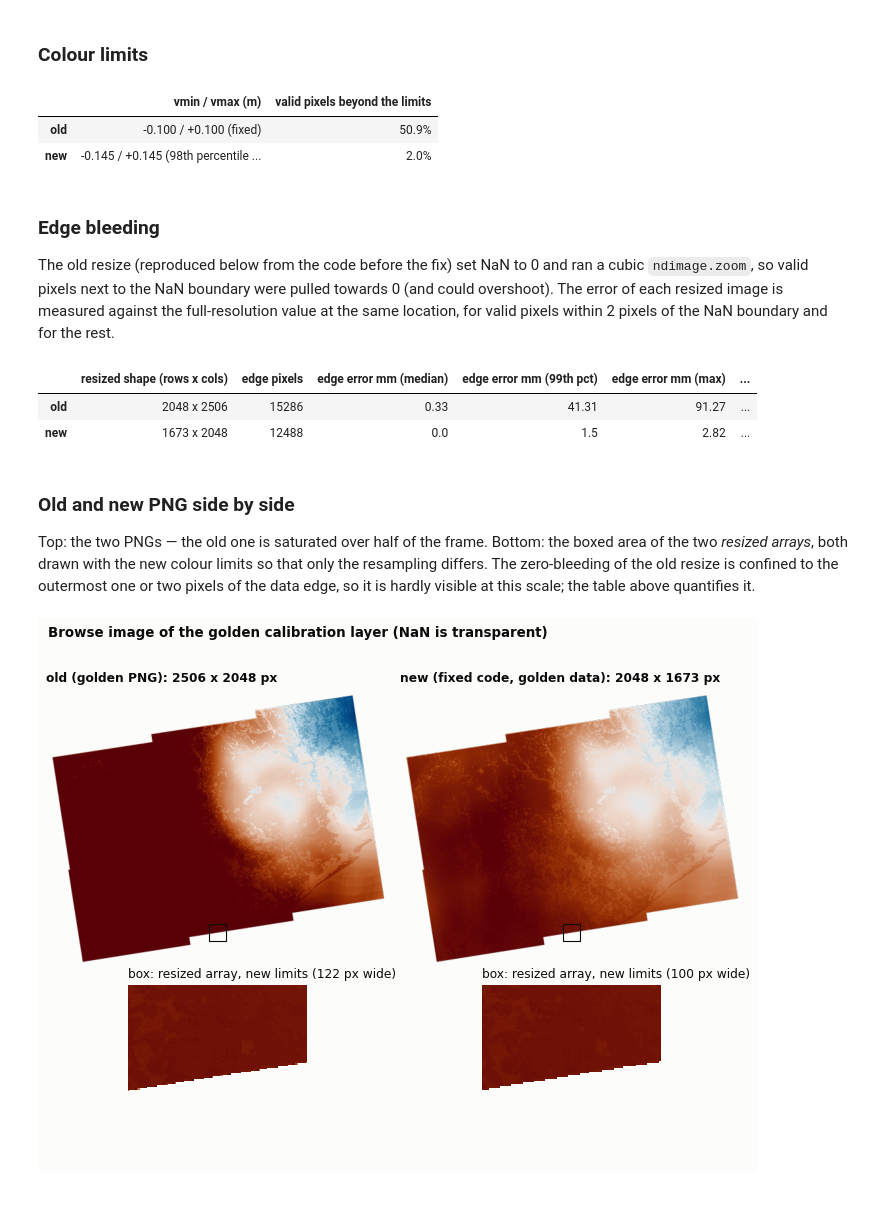
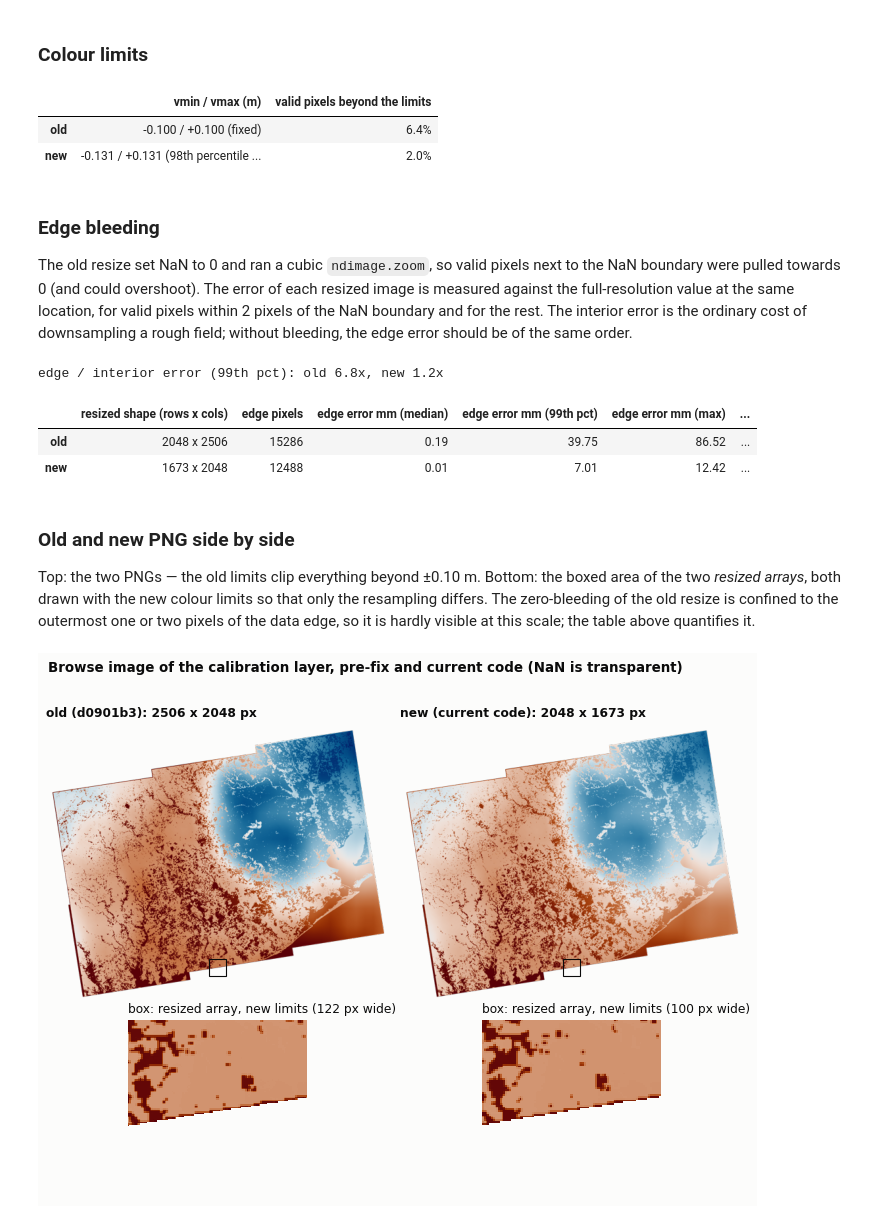
Before and after one commit to mgovorcin/cal-disp, a Jupyter notebook: docs/notebooks/07_cf_attrs_and_browse.ipynb, the cells around one changed output. Saved outputs shown, nothing was run; the diff lists cells and outputs as text; code cells hidden in the pictures.

```diff
--- a/docs/notebooks/07_cf_attrs_and_browse.ipynb
+++ b/docs/notebooks/07_cf_attrs_and_browse.ipynb
@@ -99,0 +123,14 @@ fixed product: fixed_run/output/OPERA_L4_DISP-CAL-S1_IW_F08882_VV_20220111T00265
+# %%
+import subprocess
+import types
+
+OLD_COMMIT = "d0901b3"  # gamma-release before the product fixes (d0548bf..79ab02a)
+
+
+def old_module(rel_path: str) -> types.ModuleType:
+    """Import one module of the pre-fix code straight from git history."""
+    src = subprocess.check_output(["git", "-C", str(REPO), "show", f"{OLD_COMMIT}:{rel_path}"], text=True)
+    mod = types.ModuleType("old_" + Path(rel_path).stem.strip("_"))
+    mod.__file__ = f"{OLD_COMMIT}:{rel_path}"
+    exec(compile(src, mod.__file__, "exec"), mod.__dict__)
+    return mod
@@ -265,37 +366,27 @@ input array modified by make_browse_image_from_arr: False
 ### Colour limits
 # %%
 absval = np.abs(cal[valid])
-vmax_new = limits[1]
 colour = pd.DataFrame({
     "old": {"vmin / vmax (m)": "-0.100 / +0.100 (fixed)", "valid pixels beyond the limits": f"{(absval > 0.10).mean():.1%}"},
     "new": {"vmin / vmax (m)": f"{limits[0]:+.3f} / {limits[1]:+.3f} (98th percentile of |value|, symmetric)",
-            "valid pixels beyond the limits": f"{(absval > vmax_new).mean():.1%}"},
+            "valid pixels beyond the limits": f"{(absval > limits[1]).mean():.1%}"},
 }).T
 assert limits[0] == -limits[1] and limits == symmetric_limits(cal)
 colour
 # %% [output]
 |  | vmin / vmax (m) | valid pixels beyond the limits |
-| old | -0.100 / +0.100 (fixed) | 50.9% |
-| new | -0.145 / +0.145 (98th percentile ... | 2.0% |
+| old | -0.100 / +0.100 (fixed) | 6.4% |
+| new | -0.131 / +0.131 (98th percentile ... | 2.0% |
 # %% [markdown]
 ### Edge bleeding
 
-The old resize (reproduced below from the code before the fix) set NaN to 0 and ran a cubic
-`ndimage.zoom`, so valid pixels next to the NaN boundary were pulled towards 0 (and could
-overshoot). The error of each resized image is measured against the full-resolution value
-at the same location, for valid pixels within 2 pixels of the NaN boundary and for the rest.
+The old resize set NaN to 0 and ran a cubic `ndimage.zoom`, so valid pixels next to the
+NaN boundary were pulled towards 0 (and could overshoot). The error of each resized image
+is measured against the full-resolution value at the same location, for valid pixels
+within 2 pixels of the NaN boundary and for the rest. The interior error is the ordinary
+cost of downsampling a rough field; without bleeding, the edge error should be of the
+same order.
 # %%
-def old_resize(arr, max_dim_allowed=2048):
-    """browse_image._resize_to_max_pixel_dim before the fix (run on a copy)."""
-    arr = arr.copy()
-    scaling_ratio = max([max_dim_allowed / xy for xy in arr.shape])
-    nan_mask = np.isnan(arr)
-    arr[nan_mask] = 0
-    arr = ndimage.zoom(arr, scaling_ratio)
-    arr[ndimage.zoom(nan_mask, scaling_ratio, order=0)] = np.nan
-    return arr
-
-
 def sampled_truth(arr, shape):
     """Full-resolution values at the locations of the resized pixels."""
     rows = np.round(np.arange(shape[0]) * (arr.shape[0] - 1) / (shape[0] - 1)).astype(int)
@@ -303,7 +394,6 @@ def sampled_truth(arr, shape):
     return arr[np.ix_(rows, cols)]
 
 
-resized = {"old": old_resize(cal), "new": _resize_to_max_pixel_dim(cal, 2048)}
 rows = {}
 for label, img in resized.items():
     truth = sampled_truth(cal, img.shape)
@@ -318,16 +408,21 @@ for label, img in resized.items():
         "edge error mm (max)": round(float(err[edge].max()), 2),
         "interior error mm (99th pct)": round(float(np.percentile(err[both & ~edge], 99)), 2),
     }
-pd.DataFrame(rows).T
+edge_table = pd.DataFrame(rows).T
+assert edge_table.loc["new", "edge error mm (99th pct)"] < edge_table.loc["old", "edge error mm (99th pct)"]
+ratio = {k: edge_table.loc[k, "edge error mm (99th pct)"] / edge_table.loc[k, "interior error mm (99th pct)"] for k in resized}
+print(f"edge / interior error (99th pct): old {ratio['old']:.1f}x, new {ratio['new']:.1f}x")
+edge_table
 # %% [output]
+edge / interior error (99th pct): old 6.8x, new 1.2x
 |  | resized shape (rows x cols) | edge pixels | edge error mm (median) | edge error mm (99th pct) | edge error mm (max) | ... |
-| old | 2048 x 2506 | 15286 | 0.33 | 41.31 | 91.27 | ... |
-| new | 1673 x 2048 | 12488 | 0.0 | 1.5 | 2.82 | ... |
+| old | 2048 x 2506 | 15286 | 0.19 | 39.75 | 86.52 | ... |
+| new | 1673 x 2048 | 12488 | 0.01 | 7.01 | 12.42 | ... |
 # %% [markdown]
 ### Old and new PNG side by side
 
-Top: the two PNGs — the old one is saturated over half of the frame. Bottom: the boxed
-area of the two *resized arrays*, both drawn with the new colour limits so that only the
+Top: the two PNGs — the old limits clip everything beyond ±0.10 m. Bottom: the boxed area
+of the two *resized arrays*, both drawn with the new colour limits so that only the
 resampling differs. The zero-bleeding of the old resize is confined to the outermost one
 or two pixels of the data edge, so it is hardly visible at this scale; the table above
 quantifies it.
@@ -350,41 +445,41 @@ def load(path, max_side=None):
         return np.asarray(im)
 
 
-# A crop on the NaN boundary, at the same relative position in both images
+# A box on the NaN boundary, at the same relative position in both images
 new_img = resized["new"]
 boundary = np.isfinite(new_img) & ndimage.binary_dilation(np.isnan(new_img))
 rr, cc = np.nonzero(boundary)
 pick = np.argmin(np.abs(rr - new_img.shape[0] * 0.55) + np.abs(cc - new_img.shape[1] * 0.5))
 fy, fx = rr[pick] / new_img.shape[0], cc[pick] / new_img.shape[1]
 
 fig, axes = plt.subplots(2, 2, figsize=(9, 6.9), gridspec_kw={"height_ratios": [1, 0.62]})
-panels = [("old", "old (golden PNG)", GOLDEN_PNG), ("new", "new (fixed code, golden data)", new_png)]
+panels = [("old", f"old ({OLD_COMMIT})", old_png), ("new", "new (current code)", new_png)]
 for col, (key, label, path) in enumerate(panels):
     with Image.open(path) as im:
         w, h = im.size
     axes[0, col].imshow(load(path, 520))
     axes[0, col].set_title(f"{label}: {w} x {h} px")
     img = resized[key]
-    assert img.shape == (h, w)
+    assert img.shape == (h, w), (img.shape, (h, w))  # the PNG is the resized array
     half = int(0.03 * h)
     r0, c0 = int(fy * h), int(fx * w)
     crop = img[max(r0 - half, 0) : r0 + half, max(c0 - half, 0) : c0 + half]
     axes[1, col].imshow(crop, cmap=DEFAULT_CMAP, vmin=limits[0], vmax=limits[1], interpolation="nearest")
     axes[1, col].set_title(f"box: resized array, new limits ({crop.shape[1]} px wide)", fontweight="normal")
     # outline of the crop in the overview
     s = 520 / max(w, h)
     axes[0, col].add_patch(plt.Rectangle(((c0 - half) * s, (r0 - half) * s), 2 * half * s, 2 * half * s,
                                          fill=False, edgecolor=INK, linewidth=1))
 for ax in axes.ravel():
     ax.set_xticks([])
     ax.set_yticks([])
     for spine in ax.spines.values():
         spine.set_visible(False)
-fig.suptitle("Browse image of the golden calibration layer (NaN is transparent)", x=0.02, y=0.995, ha="left", fontweight="bold")
+fig.suptitle("Browse image of the calibration layer, pre-fix and current code (NaN is transparent)", x=0.02, y=0.995, ha="left", fontweight="bold")
 fig.tight_layout(rect=(0, 0, 1, 0.96))
 plt.show()
 # %% [output]
-[figure, old version]
+[figure, new version]
 # %% [markdown]
 ## Summary
 
```
Also changed, not shown: parts of 15 cells of this notebook.
